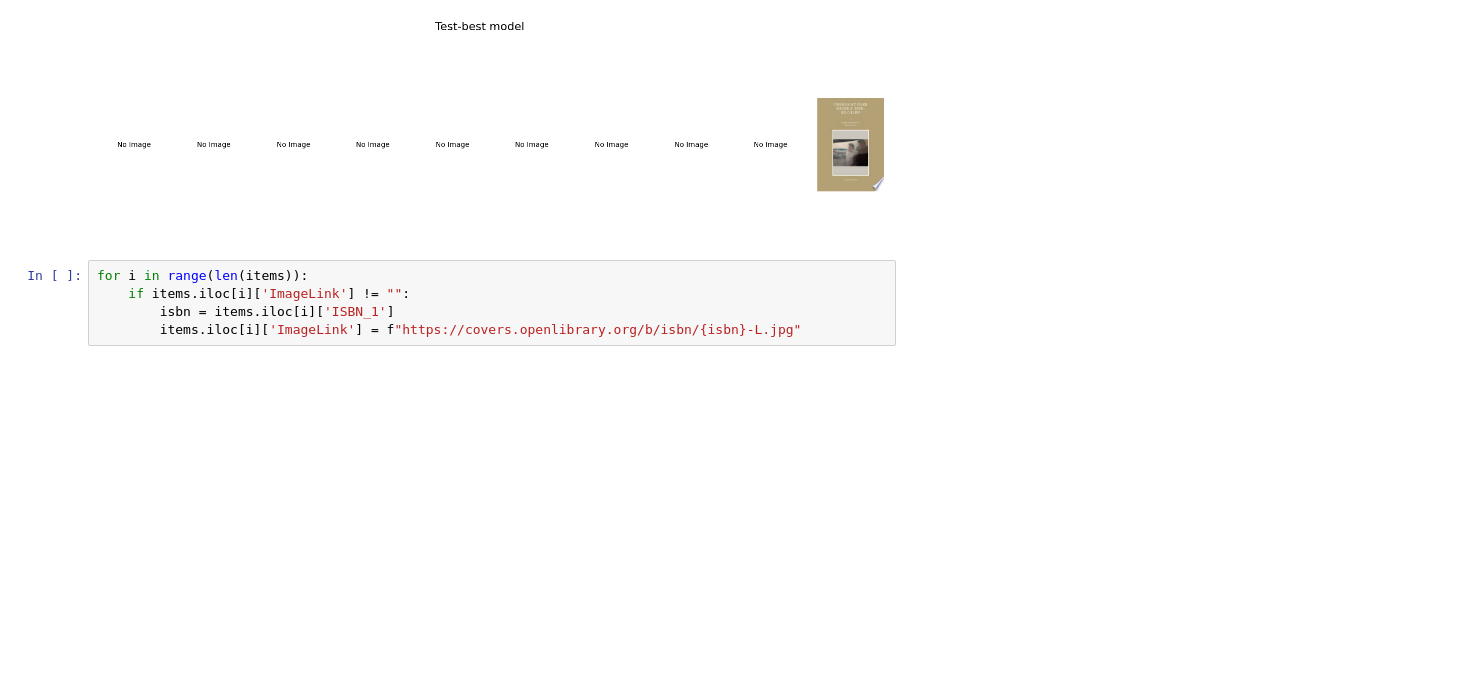
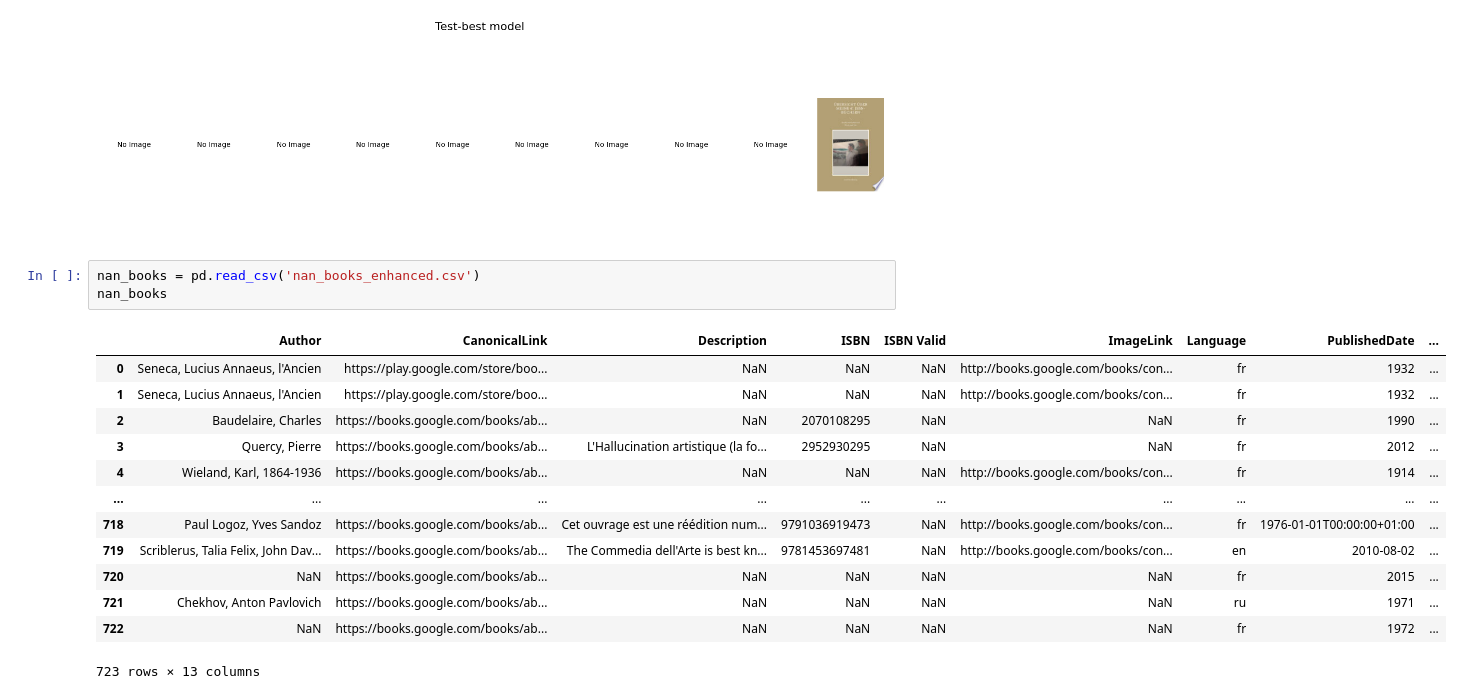
Before and after one commit to ML-brooowss/ML, a Jupyter notebook: amelie.ipynb, the cells around one changed output. Cells and saved outputs as stored; diff of their text form; blank space fills up the shorter version.

```diff
--- a/amelie.ipynb
+++ b/amelie.ipynb
@@ -433,8 +372,20 @@ Que puis-je faire pour vous ?
 Dès que sa bouche fut pleine
 Übersicht über meine 41 ISBN-Büchern
 [figure]
-# %%
-for i in range(len(items)):
-    if items.iloc[i]['ImageLink'] != "":
-        isbn = items.iloc[i]['ISBN_1']
-        items.iloc[i]['ImageLink'] = f"https://covers.openlibrary.org/b/isbn/{isbn}-L.jpg"
+# %%
+nan_books = pd.read_csv('nan_books_enhanced.csv')
+nan_books
+# %% [output]
+|  | Author | CanonicalLink | Description | ISBN | ISBN Valid | ImageLink | Language | PublishedDate | ... |
+| 0 | Seneca, Lucius Annaeus, l'Ancien | https://play.google.com/store/boo... | NaN | NaN | NaN | http://books.google.com/books/con... | fr | 1932 | ... |
+| 1 | Seneca, Lucius Annaeus, l'Ancien | https://play.google.com/store/boo... | NaN | NaN | NaN | http://books.google.com/books/con... | fr | 1932 | ... |
+| 2 | Baudelaire, Charles | https://books.google.com/books/ab... | NaN | 2070108295 | NaN | NaN | fr | 1990 | ... |
+| 3 | Quercy, Pierre | https://books.google.com/books/ab... | L'Hallucination artistique (la fo... | 2952930295 | NaN | NaN | fr | 2012 | ... |
+| 4 | Wieland, Karl, 1864-1936 | https://books.google.com/books/ab... | NaN | NaN | NaN | http://books.google.com/books/con... | fr | 1914 | ... |
+| ... | ... | ... | ... | ... | ... | ... | ... | ... | ... |
+| 718 | Paul Logoz, Yves Sandoz | https://books.google.com/books/ab... | Cet ouvrage est une réédition num... | 9791036919473 | NaN | http://books.google.com/books/con... | fr | 1976-01-01T00:00:00+01:00 | ... |
+| 719 | Scriblerus, Talia Felix, John Dav... | https://books.google.com/books/ab... | The Commedia dell'Arte is best kn... | 9781453697481 | NaN | http://books.google.com/books/con... | en | 2010-08-02 | ... |
+| 720 | NaN | https://books.google.com/books/ab... | NaN | NaN | NaN | NaN | fr | 2015 | ... |
+| 721 | Chekhov, Anton Pavlovich | https://books.google.com/books/ab... | NaN | NaN | NaN | NaN | ru | 1971 | ... |
+| 722 | NaN | https://books.google.com/books/ab... | NaN | NaN | NaN | NaN | fr | 1972 | ... |
+723 rows × 13 columns
```
Also changed, not shown: parts of 14 cells of this notebook, 30 other files.
